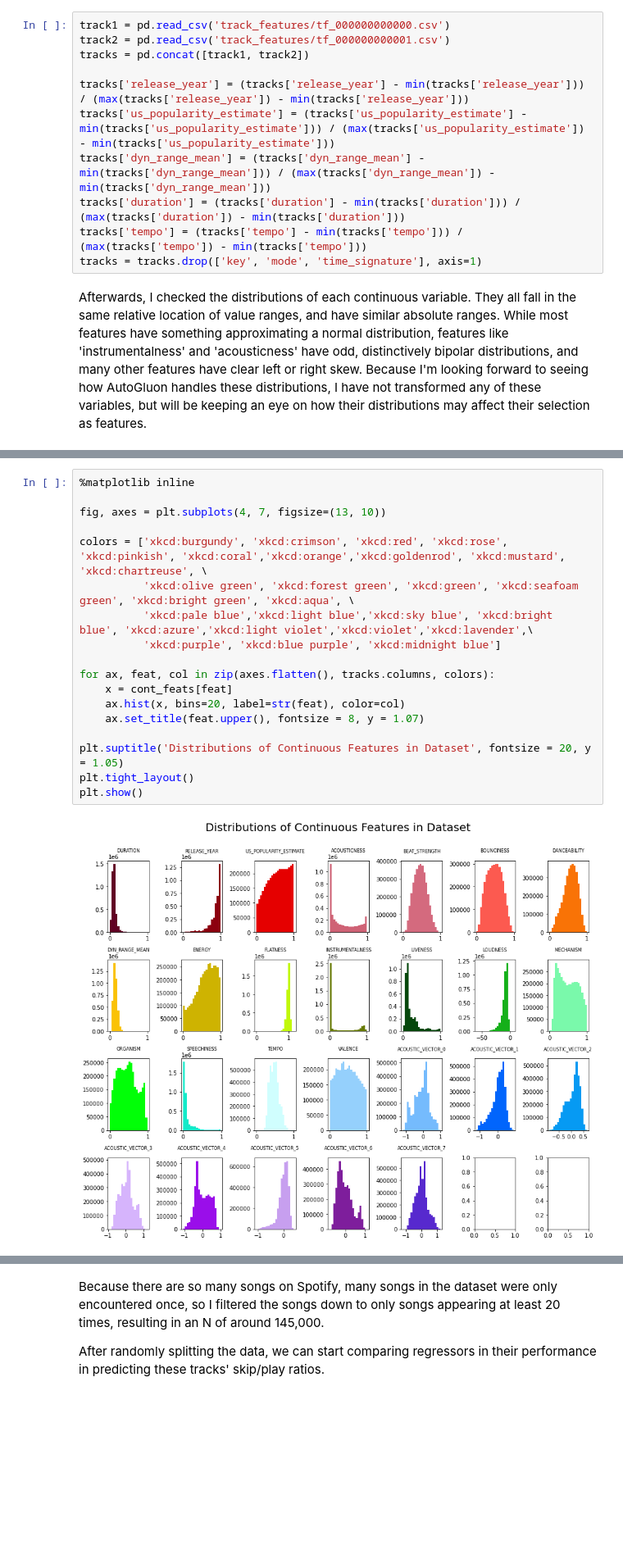
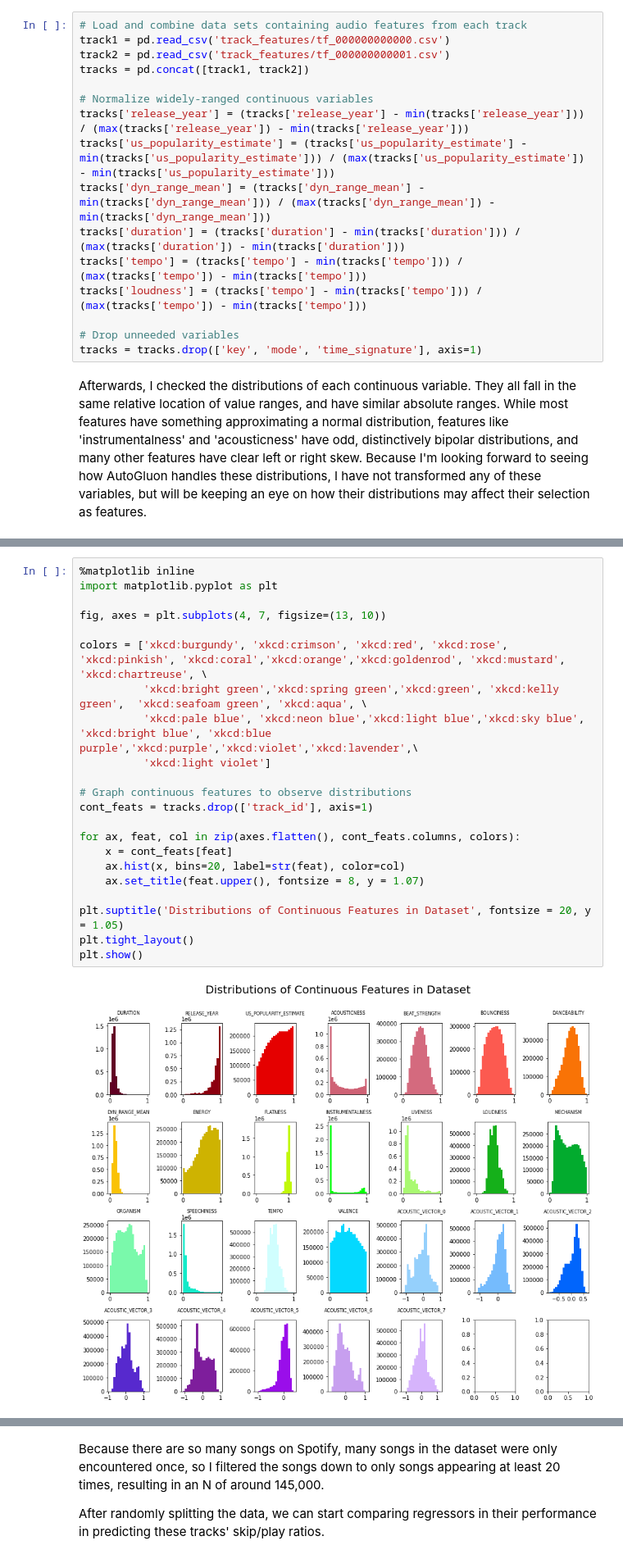
Before and after one commit to jwarlick/AutoGluon-Exploration-Spotify, a Jupyter notebook: AutoGluon_Exploration_Spotify_v1-5.ipynb, the cells around one changed output, grey strips where cells are left out. Shown at 82% size. Saved outputs shown, nothing was run; the diff lists cells and outputs as text; blank space fills up the shorter version.

```diff
--- a/AutoGluon_Exploration_Spotify_v1-5.ipynb
+++ b/AutoGluon_Exploration_Spotify_v1-5.ipynb
@@ -55,15 +60,20 @@ for i, row in train.iterrows():
 # %% [markdown]
 Next, I normalized the track features that weren’t already in veritably standardized form. I also chose to drop certain variables, which others may have chosen to one-hot encode as categorical variables: in my prior experience as a music producer and recording engineer, I have developed a well-educated hunch that a song's key and mode (that is, major versus minor) have no bearing on its success whatsoever. I can generally say the same about a song's time signature; the most common time signatures are common because people like them, and the uncommon ones (e.g. 5/4, 7/4, 13/8) don't have as much bearing on a song's success as the other decisions made in the song (see: the wide gulf in streams between Taylor Swift's "tolerate it" and "closure", two songs in 5/4 on the same album with very different aesthetic features).
 # %%
+# Load and combine data sets containing audio features from each track
 track1 = pd.read_csv('track_features/tf_000000000000.csv')
 track2 = pd.read_csv('track_features/tf_000000000001.csv')
 tracks = pd.concat([track1, track2])
 
+# Normalize widely-ranged continuous variables
 tracks['release_year'] = (tracks['release_year'] - min(tracks['release_year'])) / (max(tracks['release_year']) - min(tracks['release_year']))
 tracks['us_popularity_estimate'] = (tracks['us_popularity_estimate'] - min(tracks['us_popularity_estimate'])) / (max(tracks['us_popularity_estimate']) - min(tracks['us_popularity_estimate']))
 tracks['dyn_range_mean'] = (tracks['dyn_range_mean'] - min(tracks['dyn_range_mean'])) / (max(tracks['dyn_range_mean']) - min(tracks['dyn_range_mean']))
 tracks['duration'] = (tracks['duration'] - min(tracks['duration'])) / (max(tracks['duration']) - min(tracks['duration']))
 tracks['tempo'] = (tracks['tempo'] - min(tracks['tempo'])) / (max(tracks['tempo']) - min(tracks['tempo']))
+tracks['loudness'] = (tracks['tempo'] - min(tracks['tempo'])) / (max(tracks['tempo']) - min(tracks['tempo']))
+
+# Drop unneeded variables
 tracks = tracks.drop(['key', 'mode', 'time_signature'], axis=1)
 # %% [markdown]
 Afterwards, I checked the distributions of each continuous variable. They all fall in the same relative location of value ranges, and have similar absolute ranges. While most features have something approximating a normal distribution, features like 'instrumentalness' and 'acousticness' have odd, distinctively bipolar distributions, and many other features have clear left or right skew. Because I'm looking forward to seeing how AutoGluon handles these distributions, I have not transformed any of these variables, but will be keeping an eye on how their distributions may affect their selection as features.
@@ -70,21 +90,25 @@ Afterwards, I checked the distributions of each continuous variable. They all fa
 # %%
 %matplotlib inline
+import matplotlib.pyplot as plt
 
 fig, axes = plt.subplots(4, 7, figsize=(13, 10))
 
 colors = ['xkcd:burgundy', 'xkcd:crimson', 'xkcd:red', 'xkcd:rose', 'xkcd:pinkish', 'xkcd:coral','xkcd:orange','xkcd:goldenrod', 'xkcd:mustard', 'xkcd:chartreuse', \
-          'xkcd:olive green', 'xkcd:forest green', 'xkcd:green', 'xkcd:seafoam green', 'xkcd:bright green', 'xkcd:aqua', \
-          'xkcd:pale blue','xkcd:light blue','xkcd:sky blue', 'xkcd:bright blue', 'xkcd:azure','xkcd:light violet','xkcd:violet','xkcd:lavender',\
-          'xkcd:purple', 'xkcd:blue purple', 'xkcd:midnight blue']
+          'xkcd:bright green','xkcd:spring green','xkcd:green', 'xkcd:kelly green',  'xkcd:seafoam green', 'xkcd:aqua', \
+          'xkcd:pale blue', 'xkcd:neon blue','xkcd:light blue','xkcd:sky blue', 'xkcd:bright blue', 'xkcd:blue purple','xkcd:purple','xkcd:violet','xkcd:lavender',\
+          'xkcd:light violet']
 
-for ax, feat, col in zip(axes.flatten(), tracks.columns, colors):
+# Graph continuous features to observe distributions
+cont_feats = tracks.drop(['track_id'], axis=1)
+
+for ax, feat, col in zip(axes.flatten(), cont_feats.columns, colors):
     x = cont_feats[feat]
     ax.hist(x, bins=20, label=str(feat), color=col)
     ax.set_title(feat.upper(), fontsize = 8, y = 1.07)
 
 plt.suptitle('Distributions of Continuous Features in Dataset', fontsize = 20, y = 1.05)
 plt.tight_layout()
 plt.show()
 # %% [output]
-[figure, old version]
+[figure, new version]
 # %%
```
Also changed, not shown: parts of 34 cells of this notebook, 1 other file.
